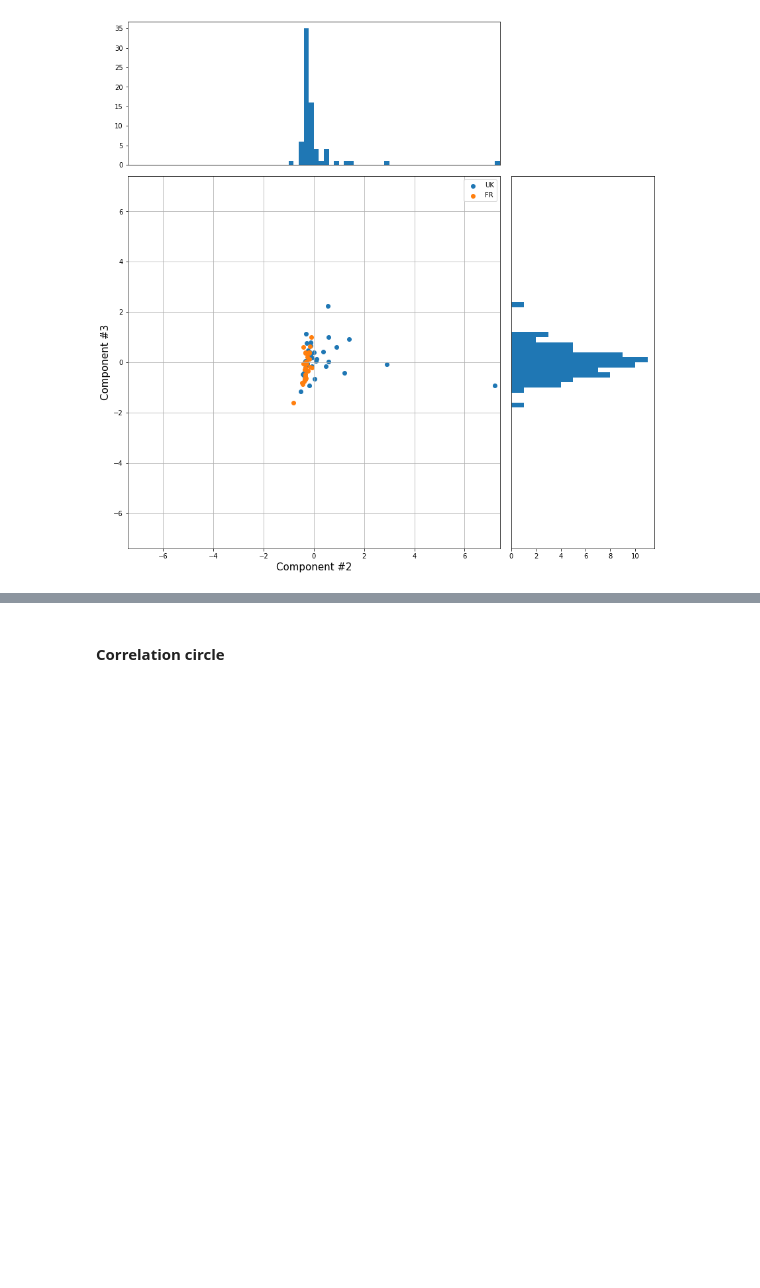
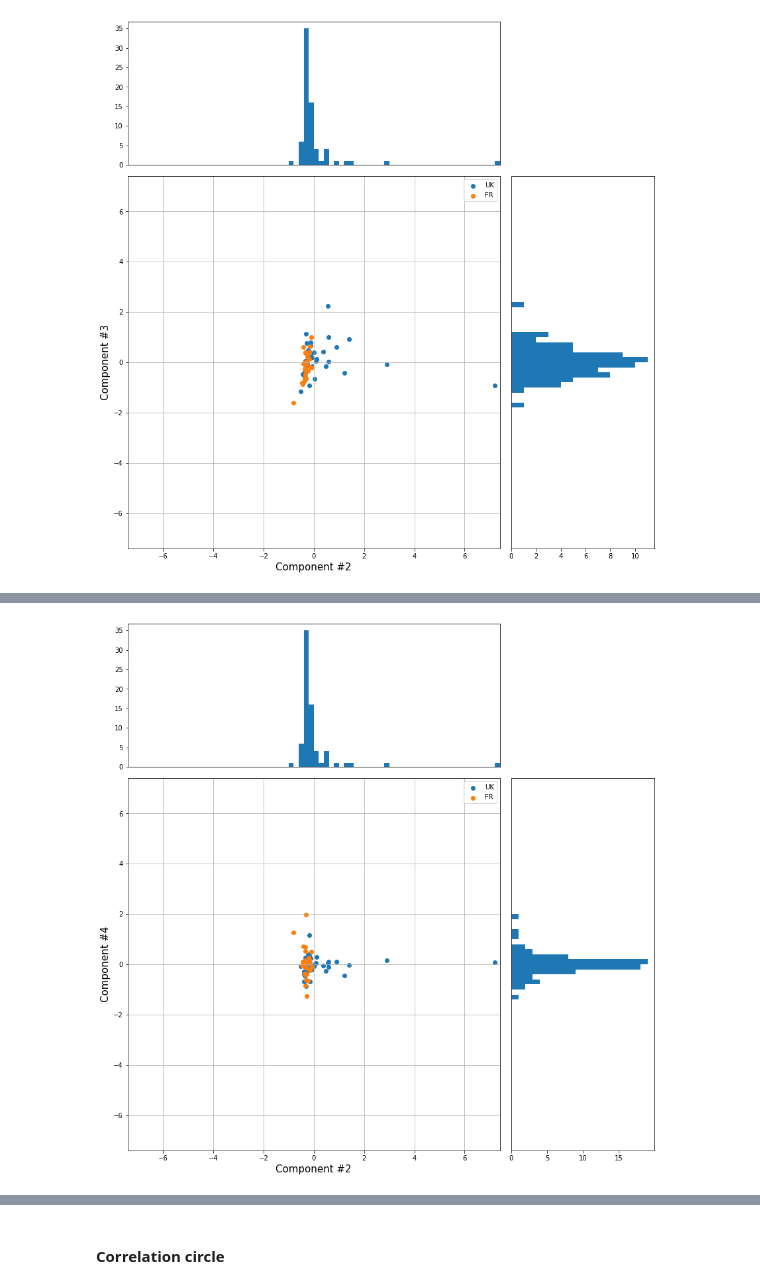
Before and after one commit to donaca/COVID19PM2.5, a Jupyter notebook: Real_data.ipynb, the cells around one changed output, grey strips where cells are left out. Drawn from its saved outputs; the diff is of its cells as text; code cells hidden in the pictures; blank space fills up the shorter version.

```diff
--- a/Real_data.ipynb
+++ b/Real_data.ipynb
@@ -198,0 +204,4 @@ PCA_plot(PCA_df, [1, 2])
+# %%
+PCA_plot(PCA_df, [1, 3])
+# %% [output]
+[figure, added]
```
Also changed, not shown: parts of 4 cells of this notebook.
